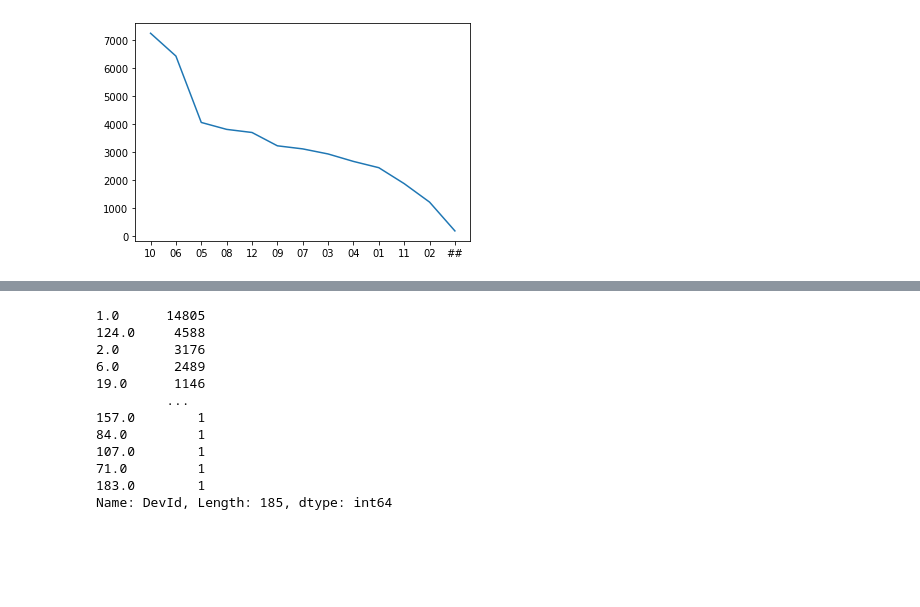
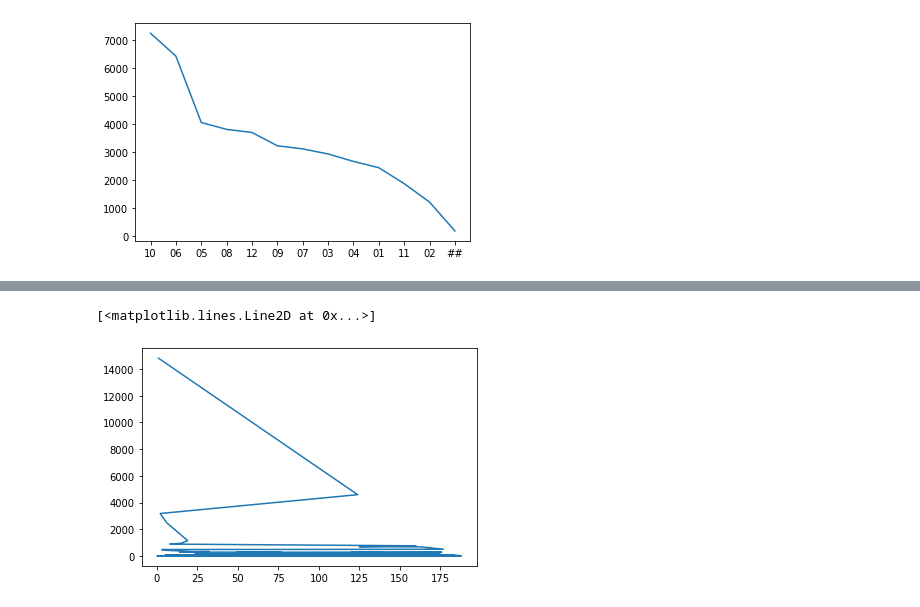
Before and after one commit to dimanikulin/fva, a Jupyter notebook: fvaFile.ipynb, the cells around one changed output, grey strips where cells are left out. Cells and saved outputs as stored; diff of their text form; code cells hidden in the pictures; blank space fills up the shorter version.

```diff
--- a/fvaFile.ipynb
+++ b/fvaFile.ipynb
@@ -137,20 +172,10 @@ Name: People, Length: 70, dtype: int64
 #10.How many photos without devices assigned totally?
 # %%
 fvaFile["DevId"].value_counts(dropna=False)
-#plt.plot(fvaFile["DevId"].value_counts())
+plt.plot(fvaFile["DevId"].value_counts())
 # %% [output]
-1.0      14805
-124.0     4588
-2.0       3176
-6.0       2489
-19.0      1146
-         ...
-157.0        1
-84.0         1
-107.0        1
-71.0         1
-183.0        1
-Name: DevId, Length: 185, dtype: int64
+[<matplotlib.lines.Line2D at 0x...>]
+[figure, added]
 # %%
 #11.How many photos have description/comments
 # %%
```
Also changed, not shown: parts of 12 cells of this notebook, 1 other file.
